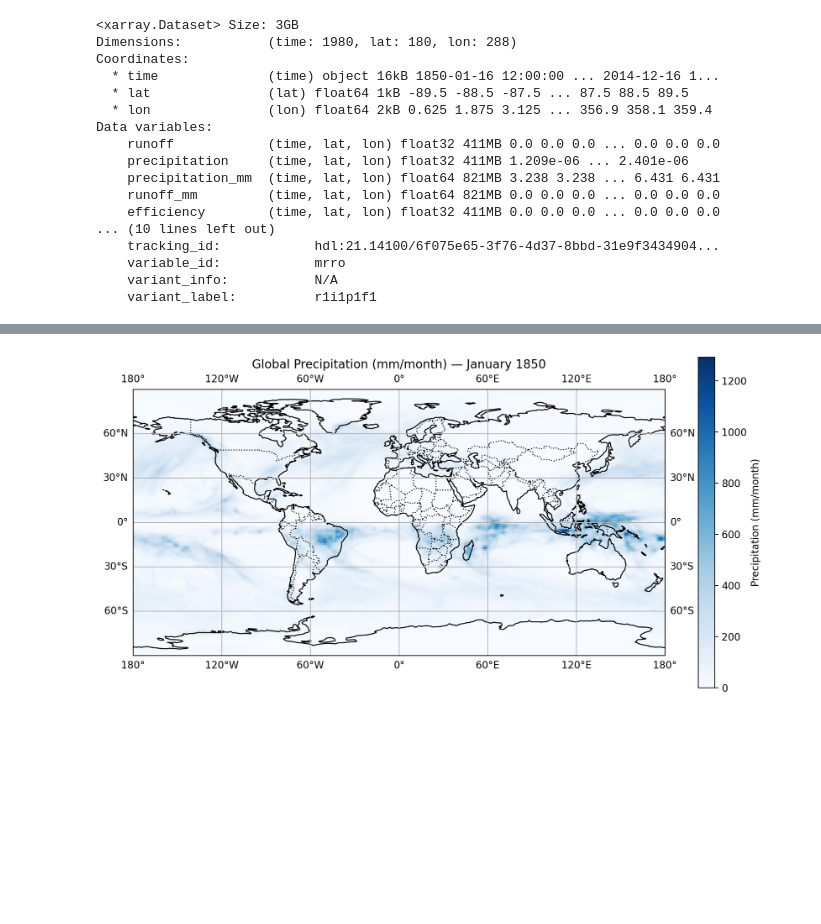
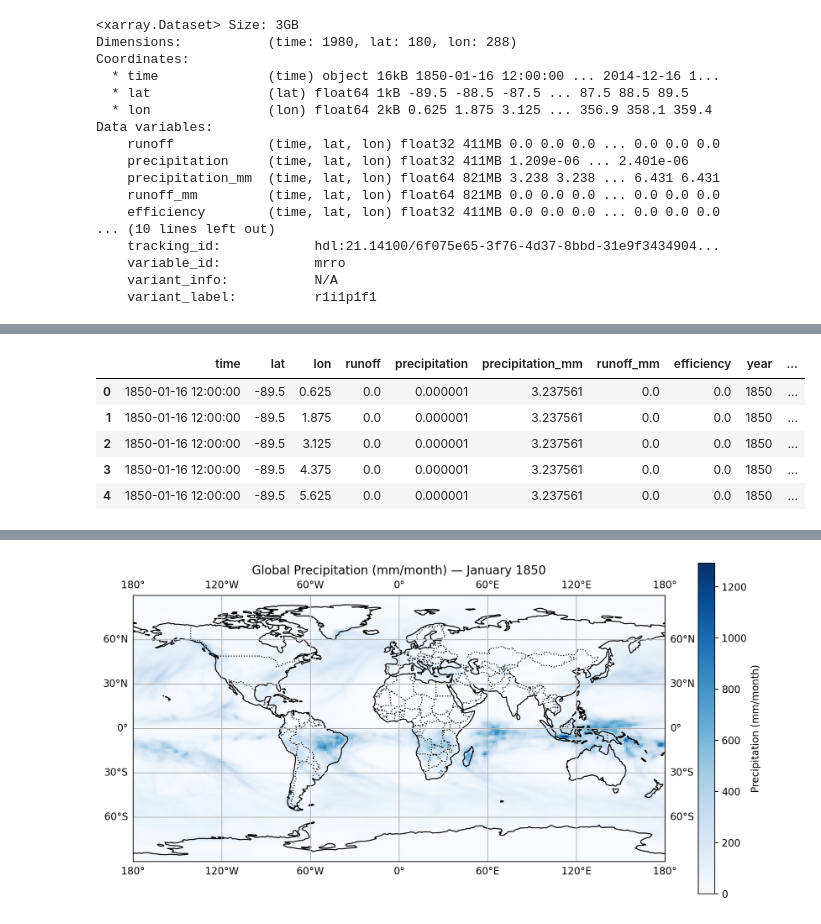
Before and after one commit to jeremyjcheng/106_project3, a Jupyter notebook: eda.ipynb, the cells around one changed output, grey strips where cells are left out. Cells and saved outputs as stored; diff of their text form; code cells hidden in the pictures; blank space fills up the shorter version.

```diff
--- a/eda.ipynb
+++ b/eda.ipynb
@@ -107,3 +142,14 @@ Data variables:
+# %%
+df['year'] = df['time'].dt.year
+df['month'] = df['time'].dt.month
+df.head()
+# %% [output]
+|  | time | lat | lon | runoff | precipitation | precipitation_mm | runoff_mm | efficiency | year | ... |
+| 0 | 1850-01-16 12:00:00 | -89.5 | 0.625 | 0.0 | 0.000001 | 3.237561 | 0.0 | 0.0 | 1850 | ... |
+| 1 | 1850-01-16 12:00:00 | -89.5 | 1.875 | 0.0 | 0.000001 | 3.237561 | 0.0 | 0.0 | 1850 | ... |
+| 2 | 1850-01-16 12:00:00 | -89.5 | 3.125 | 0.0 | 0.000001 | 3.237561 | 0.0 | 0.0 | 1850 | ... |
+| 3 | 1850-01-16 12:00:00 | -89.5 | 4.375 | 0.0 | 0.000001 | 3.237561 | 0.0 | 0.0 | 1850 | ... |
+| 4 | 1850-01-16 12:00:00 | -89.5 | 5.625 | 0.0 | 0.000001 | 3.237561 | 0.0 | 0.0 | 1850 | ... |
 # %%
 ! pip install cartopy
 # %% [output]
```
Also changed, not shown: parts of 5 cells of this notebook.
